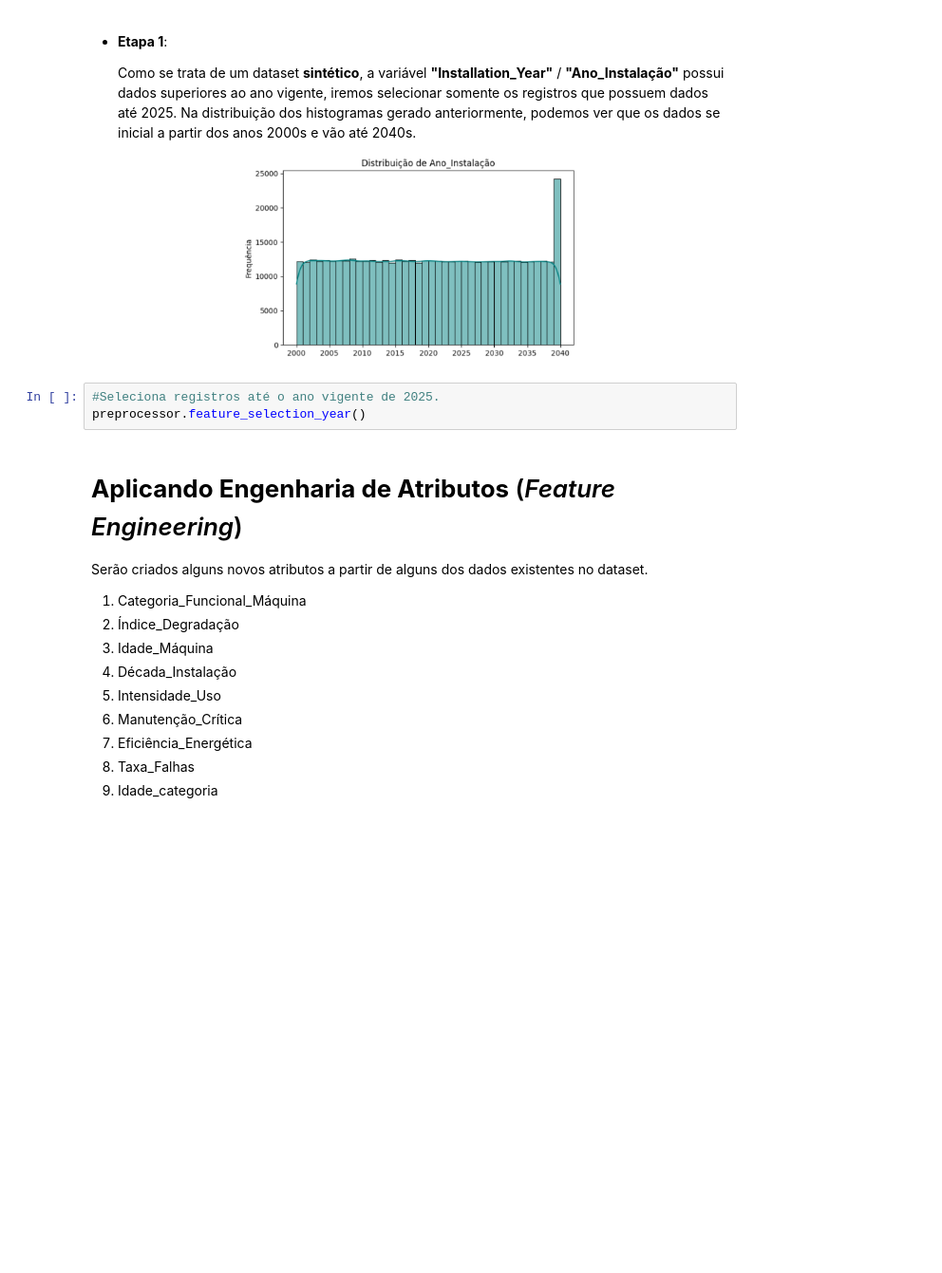
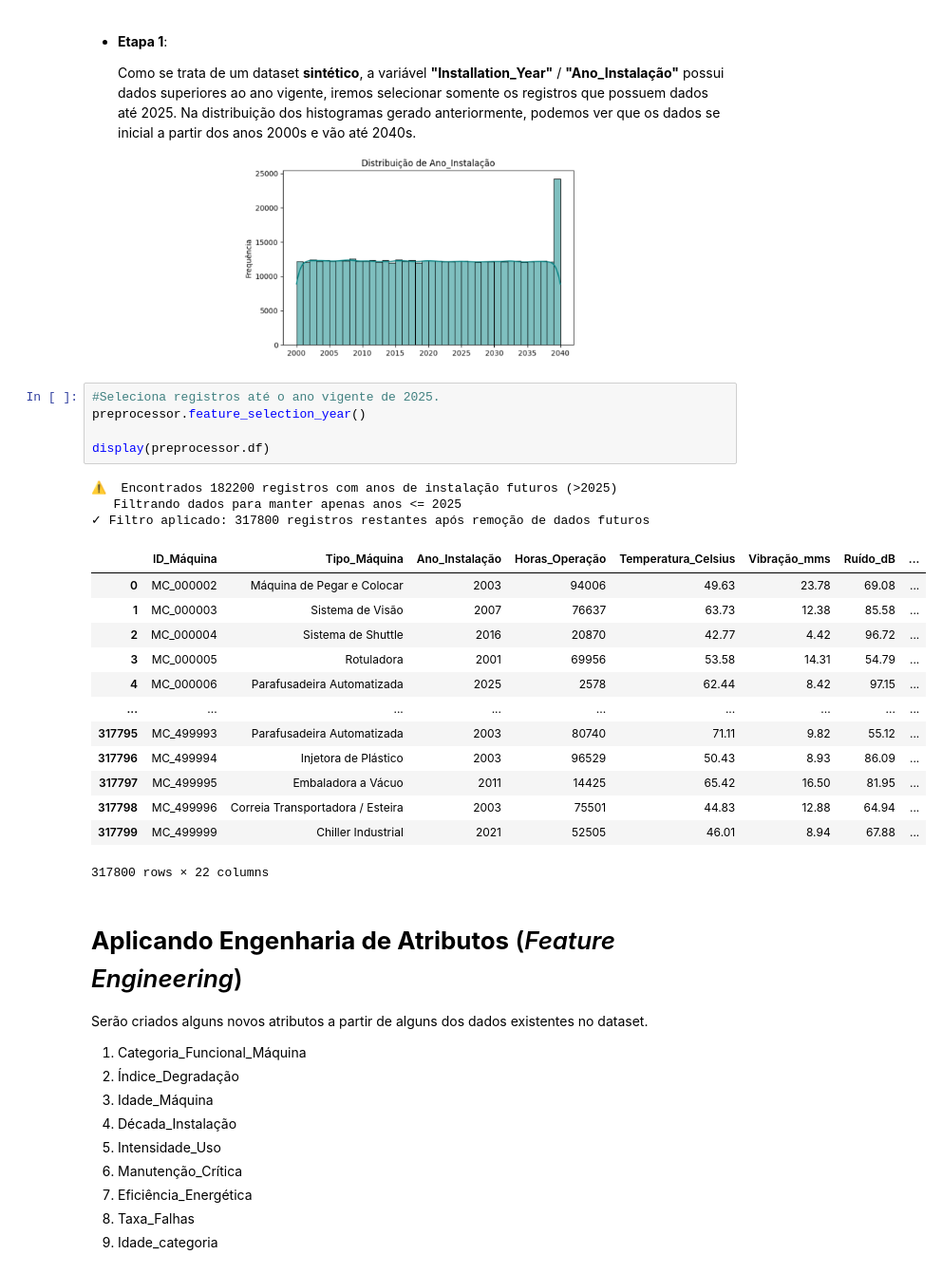
Before and after one commit to vinileodido/MVP_PucRio_AnaliseDados, a Jupyter notebook: MVP_IoT_ADBP.ipynb, the cells around one changed output. Shown at 95% size. Drawn from its saved outputs; the diff is of its cells as text; blank space fills up the shorter version.

```diff
--- a/MVP_IoT_ADBP.ipynb
+++ b/MVP_IoT_ADBP.ipynb
@@ -1726,6 +1875,25 @@ plt.show()
 # %%
 #Seleciona registros até o ano vigente de 2025.
 preprocessor.feature_selection_year()
+
+display(preprocessor.df)
+# %% [output]
+⚠  Encontrados 182200 registros com anos de instalação futuros (>2025)
+   Filtrando dados para manter apenas anos <= 2025
+✓ Filtro aplicado: 317800 registros restantes após remoção de dados futuros
+|  | ID_Máquina | Tipo_Máquina | Ano_Instalação | Horas_Operação | Temperatura_Celsius | Vibração_mms | Ruído_dB | ... |
+| 0 | MC_000002 | Máquina de Pegar e Colocar | 2003 | 94006 | 49.63 | 23.78 | 69.08 | ... |
+| 1 | MC_000003 | Sistema de Visão | 2007 | 76637 | 63.73 | 12.38 | 85.58 | ... |
+| 2 | MC_000004 | Sistema de Shuttle | 2016 | 20870 | 42.77 | 4.42 | 96.72 | ... |
+| 3 | MC_000005 | Rotuladora | 2001 | 69956 | 53.58 | 14.31 | 54.79 | ... |
+| 4 | MC_000006 | Parafusadeira Automatizada | 2025 | 2578 | 62.44 | 8.42 | 97.15 | ... |
+| ... | ... | ... | ... | ... | ... | ... | ... | ... |
+| 317795 | MC_499993 | Parafusadeira Automatizada | 2003 | 80740 | 71.11 | 9.82 | 55.12 | ... |
+| 317796 | MC_499994 | Injetora de Plástico | 2003 | 96529 | 50.43 | 8.93 | 86.09 | ... |
+| 317797 | MC_499995 | Embaladora a Vácuo | 2011 | 14425 | 65.42 | 16.50 | 81.95 | ... |
+| 317798 | MC_499996 | Correia Transportadora / Esteira | 2003 | 75501 | 44.83 | 12.88 | 64.94 | ... |
+| 317799 | MC_499999 | Chiller Industrial | 2021 | 52505 | 46.01 | 8.94 | 67.88 | ... |
+317800 rows × 22 columns
 # %% [markdown]
 # **Aplicando Engenharia de Atributos** (*Feature Engineering*)
 
```
Also changed, not shown: parts of 8 cells of this notebook.
